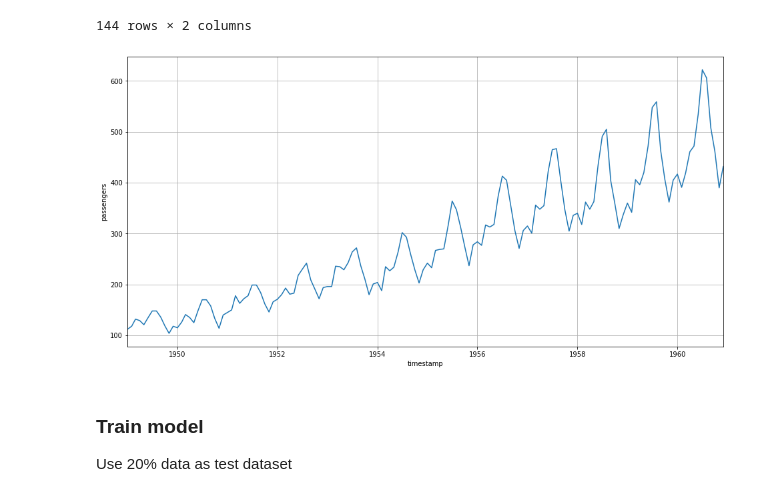
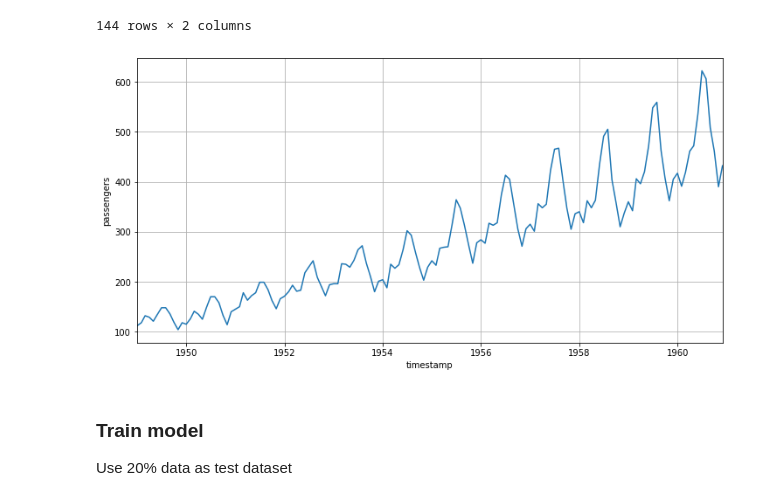
Before and after one commit to alankrantas/colab-python-cookbooks, a Jupyter notebook: colab_flaml_time_series.ipynb, the cells around one changed output. Drawn from its saved outputs; the diff is of its cells as text; code cells hidden in the pictures.

```diff
--- a/colab_flaml_time_series.ipynb
+++ b/colab_flaml_time_series.ipynb
@@ -83,13 +71,13 @@ df
 | 143 | 1960-12-01 | 432 |
 144 rows × 2 columns
 # %%
-plt.figure(figsize=(16, 8))
+plt.figure(figsize=(12, 6))
 sns.lineplot(data=df, x='timestamp', y='passengers')
 plt.xlim([df.timestamp[0], df.timestamp[df.index.size-1]])
 plt.grid(True)
 plt.show()
 # %% [output]
-[figure, old version]
+[figure, new version]
 # %% [markdown]
 ### Train model
 
```
Also changed, not shown: parts of 5 cells of this notebook.
